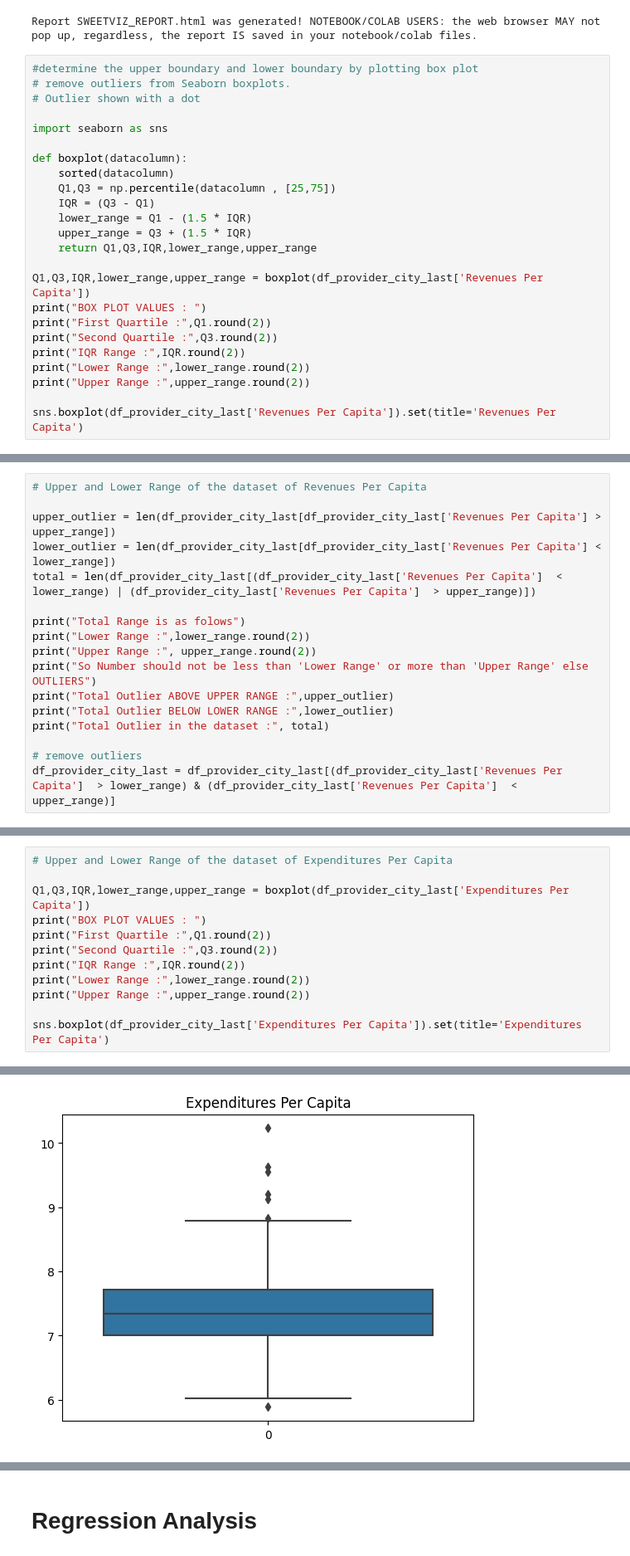
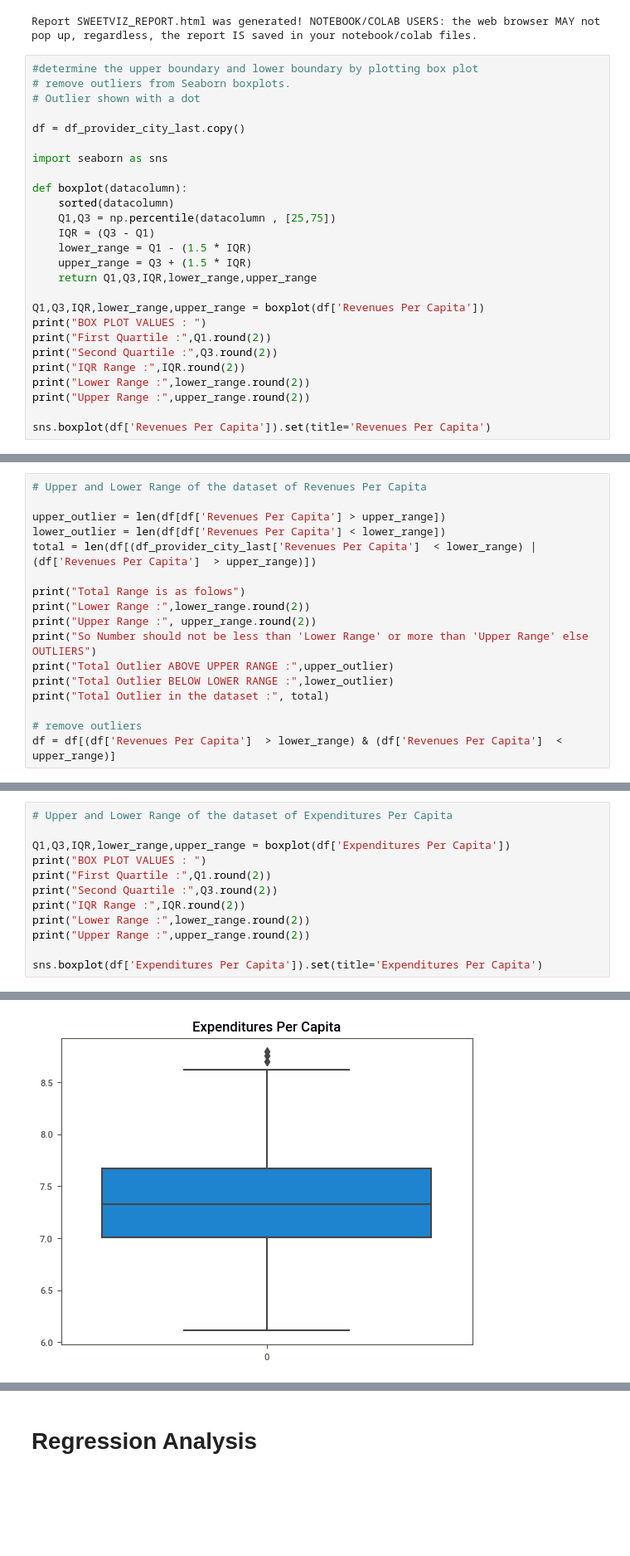
Before and after one commit to vicky-playground/EHR-GDP, a Jupyter notebook: city_comparison_code/EHR City.ipynb, the cells around one changed output, grey strips where cells are left out. Shown at 83% size. Cells and saved outputs as stored; diff of their text form; blank space fills up the shorter version.

```diff
--- a/city_comparison_code/EHR City.ipynb
+++ b/city_comparison_code/EHR City.ipynb
@@ -309,6 +309,8 @@ Report SWEETVIZ_REPORT.html was generated! NOTEBOOK/COLAB USERS: the web browser
 #determine the upper boundary and lower boundary by plotting box plot
 # remove outliers from Seaborn boxplots.
 # Outlier shown with a dot
+
+df = df_provider_city_last.copy()
 
 import seaborn as sns
 
@@ -320,7 +322,7 @@ def boxplot(datacolumn):
     upper_range = Q3 + (1.5 * IQR)
     return Q1,Q3,IQR,lower_range,upper_range
 
-Q1,Q3,IQR,lower_range,upper_range = boxplot(df_provider_city_last['Revenues Per Capita'])
+Q1,Q3,IQR,lower_range,upper_range = boxplot(df['Revenues Per Capita'])
 print("BOX PLOT VALUES : ")
 print("First Quartile :",Q1.round(2))
 print("Second Quartile :",Q3.round(2))
@@ -328,7 +330,7 @@ print("IQR Range :",IQR.round(2))
 print("Lower Range :",lower_range.round(2))
 print("Upper Range :",upper_range.round(2))
 
-sns.boxplot(df_provider_city_last['Revenues Per Capita']).set(title='Revenues Per Capita')
+sns.boxplot(df['Revenues Per Capita']).set(title='Revenues Per Capita')
 # %% [output]
 BOX PLOT VALUES :
 First Quartile : 7.07
@@ -341,9 +343,9 @@ Upper Range : 8.8
 # %%
 # Upper and Lower Range of the dataset of Revenues Per Capita
 
-upper_outlier = len(df_provider_city_last[df_provider_city_last['Revenues Per Capita'] > upper_range])
-lower_outlier = len(df_provider_city_last[df_provider_city_last['Revenues Per Capita'] < lower_range])
-total = len(df_provider_city_last[(df_provider_city_last['Revenues Per Capita']  < lower_range) | (df_provider_city_last['Revenues Per Capita']  > upper_range)])
+upper_outlier = len(df[df['Revenues Per Capita'] > upper_range])
+lower_outlier = len(df[df['Revenues Per Capita'] < lower_range])
+total = len(df[(df_provider_city_last['Revenues Per Capita']  < lower_range) | (df['Revenues Per Capita']  > upper_range)])
 
 print("Total Range is as folows")
 print("Lower Range :",lower_range.round(2))
@@ -354,7 +356,7 @@ print("Total Outlier BELOW LOWER RANGE :",lower_outlier)
 print("Total Outlier in the dataset :", total)
 
 # remove outliers
-df_provider_city_last = df_provider_city_last[(df_provider_city_last['Revenues Per Capita']  > lower_range) & (df_provider_city_last['Revenues Per Capita']  < upper_range)]
+df = df[(df['Revenues Per Capita']  > lower_range) & (df['Revenues Per Capita']  < upper_range)]
 # %% [output]
 Total Range is as folows
 Lower Range : 6.03
@@ -366,7 +368,7 @@ Total Outlier in df_provider_city_last : 10
 # %%
 # Upper and Lower Range of the dataset of Expenditures Per Capita
 
-Q1,Q3,IQR,lower_range,upper_range = boxplot(df_provider_city_last['Expenditures Per Capita'])
+Q1,Q3,IQR,lower_range,upper_range = boxplot(df['Expenditures Per Capita'])
 print("BOX PLOT VALUES : ")
 print("First Quartile :",Q1.round(2))
 print("Second Quartile :",Q3.round(2))
@@ -374,6 +376,6 @@ print("IQR Range :",IQR.round(2))
 print("Lower Range :",lower_range.round(2))
 print("Upper Range :",upper_range.round(2))
 
-sns.boxplot(df_provider_city_last['Expenditures Per Capita']).set(title='Expenditures Per Capita')
+sns.boxplot(df['Expenditures Per Capita']).set(title='Expenditures Per Capita')
 # %% [output]
 BOX PLOT VALUES :
@@ -385,3 +387,3 @@ Upper Range : 8.8
 [Text(0.5, 1.0, 'Expenditures Per Capita')]
-[figure, old version]
+[figure, new version]
 # %%
```
Also changed, not shown: parts of 21 cells of this notebook.
